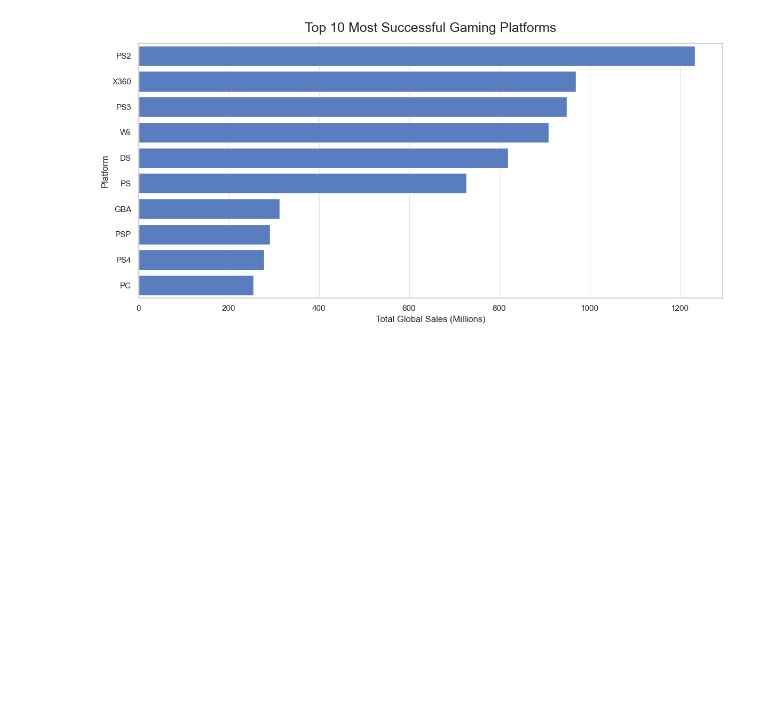
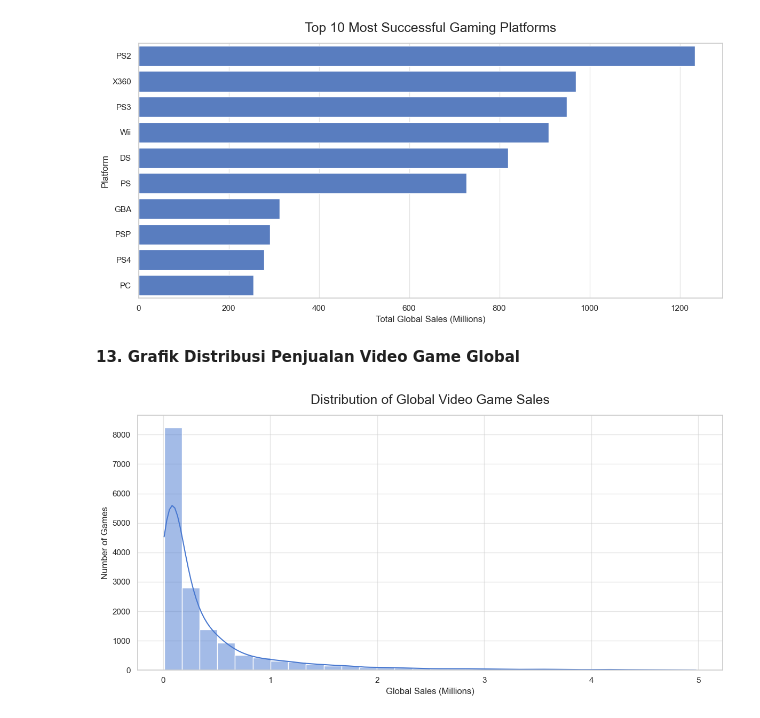
Before and after one commit to MuhammadShidqiHanifUSK/A_UAS_PrakVisDat_Klp5, a Jupyter notebook: notebooks/eda.ipynb, the cells around one changed output. Drawn from its saved outputs; the diff is of its cells as text; code cells hidden in the pictures; blank space fills up the shorter version.

Commit message:
Edit eda.ipynb: Add visualization Distribution of Global Video Game Sales

```diff
--- a/notebooks/eda.ipynb
+++ b/notebooks/eda.ipynb
@@ -255,3 +255,39 @@ plt.tight_layout()
 plt.show()
 # %% [output]
 [figure]
+# %% [markdown]
+**13. Grafik Distribusi Penjualan Video Game Global**
+# %%
+sns.set_style("whitegrid")
+filtered_df = df[df['Global_Sales'] < 5]
+
+plt.figure(figsize=(12,6))
+
+sns.histplot(
+    data=filtered_df,
+    x='Global_Sales',
+    bins=30,
+    kde=True
+)
+
+plt.title(
+    "Distribution of Global Video Game Sales",
+    fontsize=18,
+    pad=15
+)
+
+plt.xlabel(
+    "Global Sales (Millions)",
+    fontsize=12
+)
+
+plt.ylabel(
+    "Number of Games",
+    fontsize=12
+)
+
+plt.tight_layout()
+
+plt.show()
+# %% [output]
+[figure, added]
```
